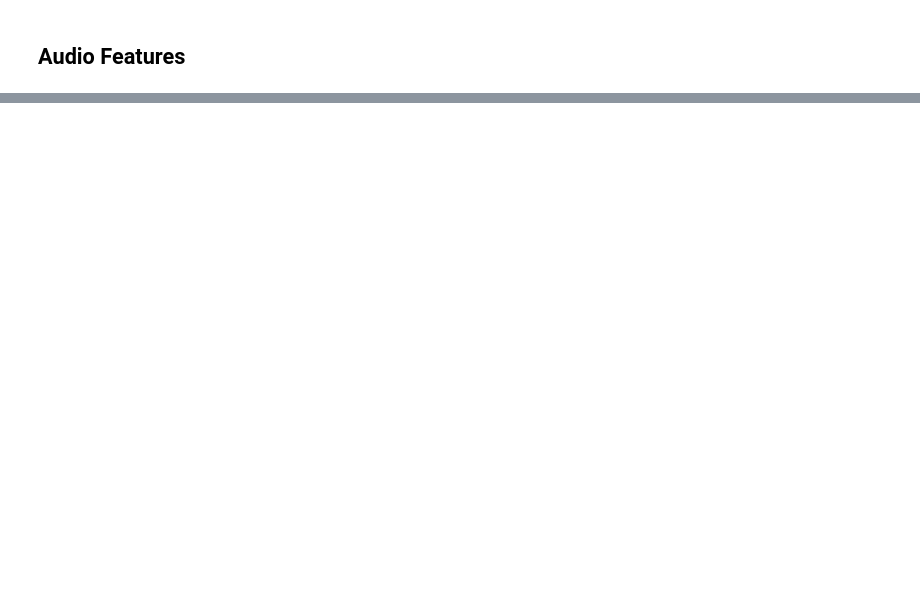
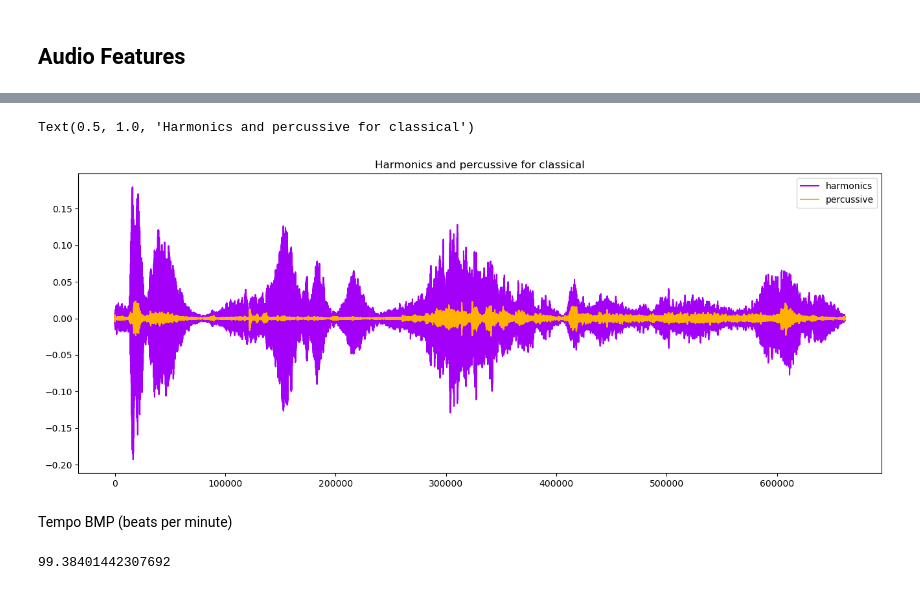
Before and after one commit to esther119/Deep-Learning-Tutorial, a Jupyter notebook: Audio-classification.ipynb, the cells around one changed output, grey strips where cells are left out. Drawn from its saved outputs; the diff is of its cells as text; code cells hidden in the pictures; blank space fills up the shorter version.

```diff
--- a/Audio-classification.ipynb
+++ b/Audio-classification.ipynb
@@ -189,0 +220,18 @@ plt.title("Metal Mel Spectrogram for classical", fontsize = 23);
+# %%
+y_harm, y_perc = librosa.effects.hpss(y_classical)
+
+plt.figure(figsize = (16, 6))
+plt.plot(y_harm, color = '#A300F9', label = 'harmonics');
+plt.plot(y_perc, color = '#FFB100', label = 'percussive');
+plt.legend()
+plt.title('Harmonics and percussive for classical')
+# %% [output]
+Text(0.5, 1.0, 'Harmonics and percussive for classical')
+[figure, added]
+# %% [markdown]
+Tempo BMP (beats per minute)
+# %%
+tempo, _ = librosa.beat.beat_track(y = y_pop, sr = sr_pop)
+tempo
+# %% [output]
+99.38401442307692
```
Also changed, not shown: parts of 15 cells of this notebook.
